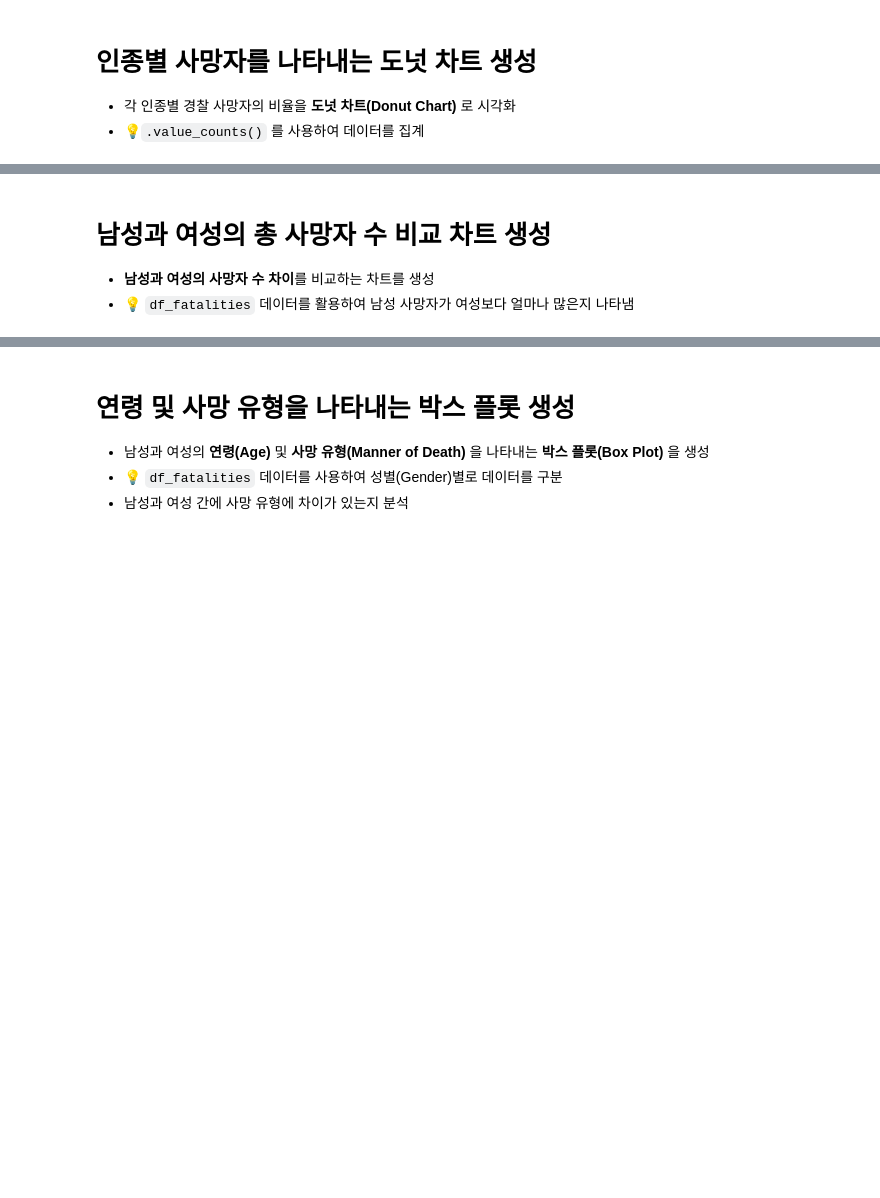
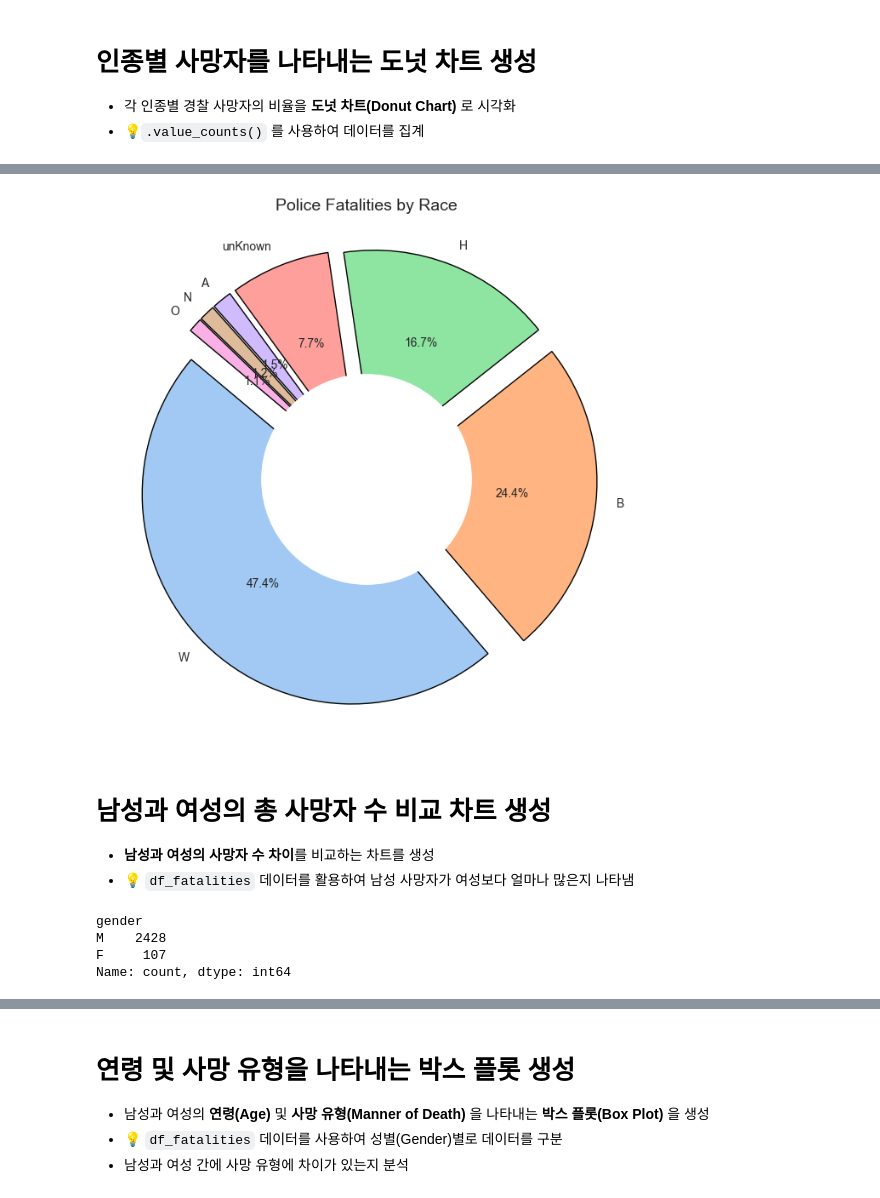
Before and after one commit to JELKOV/Police-Use-of-Force---Data-Analysis, a Jupyter notebook: Fatal_Force_(start).ipynb, the cells around one changed output, grey strips where cells are left out. Drawn from its saved outputs; the diff is of its cells as text; code cells hidden in the pictures; blank space fills up the shorter version.

```diff
--- a/Fatal_Force_(start).ipynb
+++ b/Fatal_Force_(start).ipynb
@@ -548,3 +560,8 @@ plt.show()
 
 - 각 인종별 경찰 사망자의 비율을 **도넛 차트(Donut Chart)** 로 시각화
 - 💡`.value_counts()` 를 사용하여 데이터를 집계
+# %%
+# 인종별 사망자 수 집계
+race_death_counts = df_fatalities["race"].value_counts()
+# 결과 확인
+print(race_death_counts)
@@ -551,5 +578,60 @@ plt.show()
+# %%
+# 색상 팔레트 적용 (Seaborn pastel 스타일 사용)
+colors = sns.color_palette("pastel", len(race_death_counts))
+
+# 모든 인종 강조 (explode 값을 0.1로 설정)
+explode = [0.1] * len(race_death_counts)  # 모든 조각을 약간 분리하여 강조
+
+# 도넛 차트 생성
+fig, ax = plt.subplots(figsize=(8, 8))  # 그래프 크기 설정 (가로 8, 세로 8)
+
+# 원형 차트(도넛 차트) 생성
+# wedges
+## 파이 차트의 각 조각(부분) 을 나타내는 패치 객체의 리스트.
+## 이를 통해 개별 조각을 조작할 수 있음 (예: 색상 변경, 크기 조정).
+## wedges[i] 를 사용하여 특정 조각만 강조하거나 스타일을 변경할 수 있음.
+
+# texts
+## 각 조각에 표시되는 레이블(텍스트) 객체들의 리스트.
+## labels=race_death_counts.index를 통해 추가된 인종명(W, B, H 등)이 포함됨.
+## texts[i].set_fontsize(10)처럼 글꼴 크기 조절 가능.
+
+# autotexts
+## autopct="%1.1f%%" 옵션을 통해 추가된 자동 백분율 텍스트 객체 리스트.
+## autotexts[i].set_color("white")처럼 색상이나 크기 조절 가능.
+
+wedges, texts, autotexts = ax.pie(
+    race_death_counts,  # 인종별 사망자 수 데이터
+    labels=race_death_counts.index,  # 각 인종의 레이블 (W, B, H, 등)
+    autopct="%1.1f%%",  # 각 조각에 백분율(%) 표시 (소수점 1자리까지)
+    colors=colors,  # Seaborn pastel 컬러 적용
+    explode=explode,  # 모든 인종 강조 (조각을 분리하여 강조 효과)
+    startangle=140,  # 차트 시작 각도 (140도로 회전하여 가독성 향상)
+    wedgeprops={"edgecolor": "black"}  # 조각 테두리 색상을 검정색으로 설정
+)
+
+# 도넛 차트로 만들기 (중앙 원 추가)
+center_circle = plt.Circle((0, 0), 0.5, fc="white")  # 중심에 흰색 원을 추가하여 도넛 모양 구현
+fig.gca().add_artist(center_circle)  # 차트에 중심 원 추가
+
+# 그래프 제목 설정
+plt.title("Police Fatalities by Race", fontsize=14)  # 제목 추가 (폰트 크기 14)
+
+# 그래프 표시
+plt.show()  # 최종적으로 그래프 출력
+# %% [output]
+[figure, added]
 # %% [markdown]
 # 남성과 여성의 총 사망자 수 비교 차트 생성
 
 - **남성과 여성의 사망자 수 차이**를 비교하는 차트를 생성
 - 💡 `df_fatalities` 데이터를 활용하여 남성 사망자가 여성보다 얼마나 많은지 나타냄
+# %%
+# 성별에 따른 사망자 수 계산
+gender_death_counts = df_fatalities["gender"].value_counts()
+print(gender_death_counts)
+# %% [output]
+gender
+M    2428
+F     107
+Name: count, dtype: int64
```
Also changed, not shown: parts of 9 cells of this notebook.
